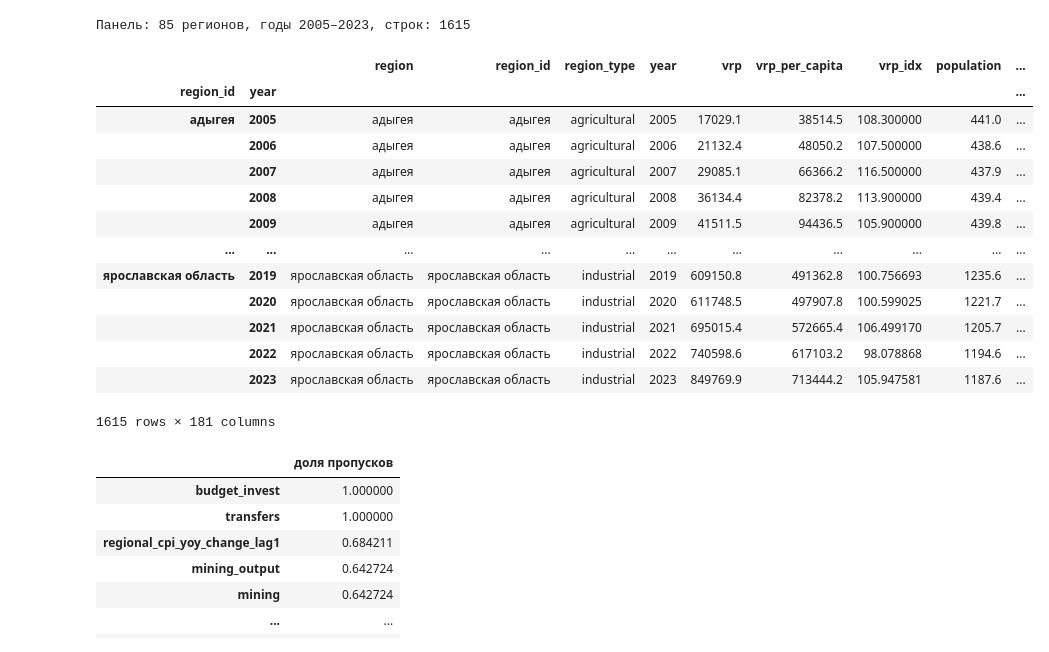
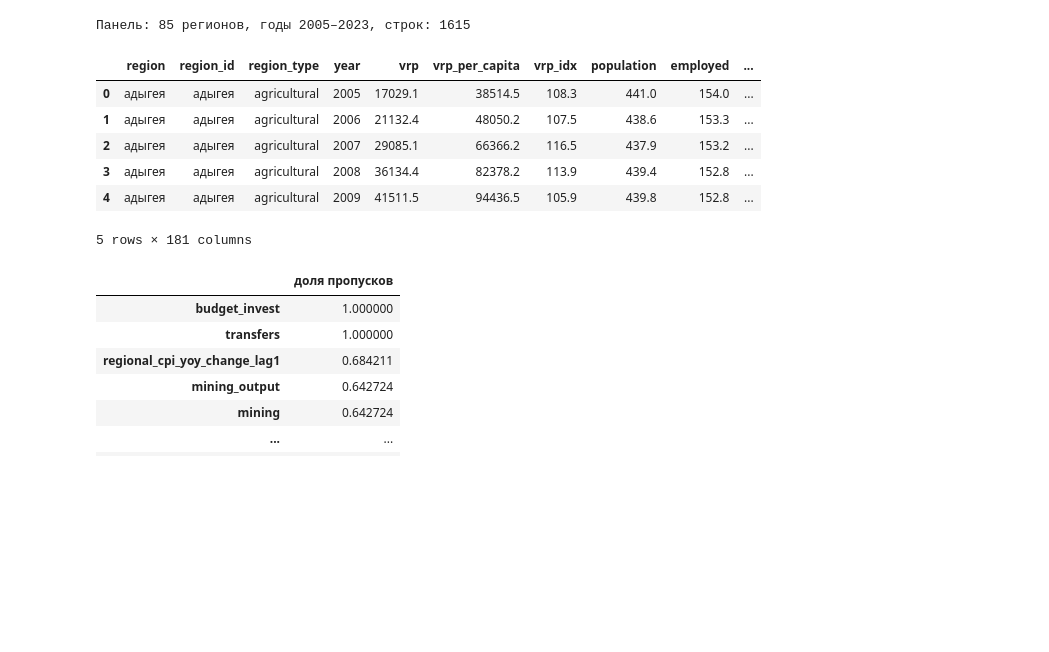
Before and after one commit to Tigran28102003/personal_projects, a Jupyter notebook: disser_epta/grp_forecast/main.ipynb, the cells around one changed output. Cells and saved outputs as stored; diff of their text form; code cells hidden in the pictures; blank space fills up the shorter version.

```diff
--- a/disser_epta/grp_forecast/main.ipynb
+++ b/disser_epta/grp_forecast/main.ipynb
@@ -87,22 +92,15 @@ print(
 # %% [output]
 Панель: 85 регионов, годы 2005–2023, строк: 1615
 # %%
-df
+df.head()
 # %% [output]
-|  |  | region | region_id | region_type | year | vrp | vrp_per_capita | vrp_idx | population | ... |
-| region_id | year |  |  |  |  |  |  |  |  | ... |
-| адыгея | 2005 | адыгея | адыгея | agricultural | 2005 | 17029.1 | 38514.5 | 108.300000 | 441.0 | ... |
-|  | 2006 | адыгея | адыгея | agricultural | 2006 | 21132.4 | 48050.2 | 107.500000 | 438.6 | ... |
-|  | 2007 | адыгея | адыгея | agricultural | 2007 | 29085.1 | 66366.2 | 116.500000 | 437.9 | ... |
-|  | 2008 | адыгея | адыгея | agricultural | 2008 | 36134.4 | 82378.2 | 113.900000 | 439.4 | ... |
-|  | 2009 | адыгея | адыгея | agricultural | 2009 | 41511.5 | 94436.5 | 105.900000 | 439.8 | ... |
-| ... | ... | ... | ... | ... | ... | ... | ... | ... | ... | ... |
-| ярославская область | 2019 | ярославская область | ярославская область | industrial | 2019 | 609150.8 | 491362.8 | 100.756693 | 1235.6 | ... |
-|  | 2020 | ярославская область | ярославская область | industrial | 2020 | 611748.5 | 497907.8 | 100.599025 | 1221.7 | ... |
-|  | 2021 | ярославская область | ярославская область | industrial | 2021 | 695015.4 | 572665.4 | 106.499170 | 1205.7 | ... |
-|  | 2022 | ярославская область | ярославская область | industrial | 2022 | 740598.6 | 617103.2 | 98.078868 | 1194.6 | ... |
-|  | 2023 | ярославская область | ярославская область | industrial | 2023 | 849769.9 | 713444.2 | 105.947581 | 1187.6 | ... |
+|  | region | region_id | region_type | year | vrp | vrp_per_capita | vrp_idx | population | employed | ... |
+| 0 | адыгея | адыгея | agricultural | 2005 | 17029.1 | 38514.5 | 108.3 | 441.0 | 154.0 | ... |
+| 1 | адыгея | адыгея | agricultural | 2006 | 21132.4 | 48050.2 | 107.5 | 438.6 | 153.3 | ... |
+| 2 | адыгея | адыгея | agricultural | 2007 | 29085.1 | 66366.2 | 116.5 | 437.9 | 153.2 | ... |
+| 3 | адыгея | адыгея | agricultural | 2008 | 36134.4 | 82378.2 | 113.9 | 439.4 | 152.8 | ... |
+| 4 | адыгея | адыгея | agricultural | 2009 | 41511.5 | 94436.5 | 105.9 | 439.8 | 152.8 | ... |
-1615 rows × 181 columns
+5 rows × 181 columns
 # %%
 df.reset_index(drop=True, inplace=True)
 # %%
```
Also changed, not shown: parts of 30 cells of this notebook, 4 other files.
